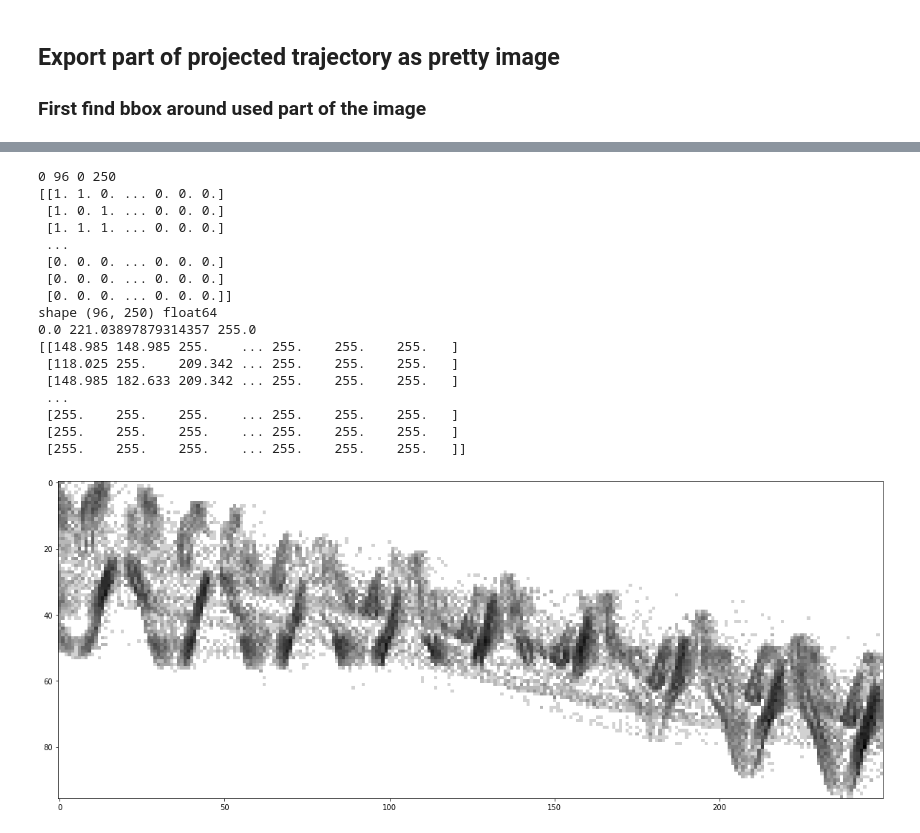
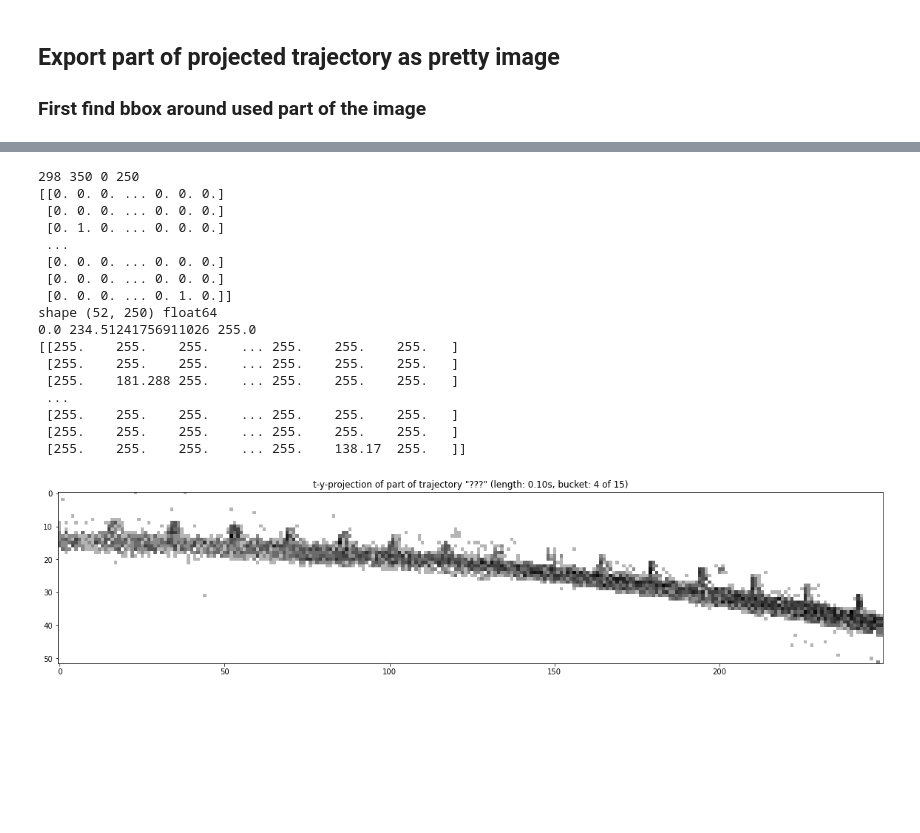
Before and after one commit to boeges/ma_point_cloud_processing, a Jupyter notebook: inspect_trajectories.ipynb, the cells around one changed output, grey strips where cells are left out. Saved outputs shown, nothing was run; the diff lists cells and outputs as text; code cells hidden in the pictures; blank space fills up the shorter version.

```diff
--- a/inspect_trajectories.ipynb
+++ b/inspect_trajectories.ipynb
@@ -54,8 +56,9 @@ pd.set_option('display.float_format', lambda x: '%.3f' % x)
 # Find all files from directory
 # trajectory_files = TRAJECTORIES_CSV_DIR.glob("*_trajectories*/*.csv")
 
-# trajectory_filepath = TRAJECTORIES_CSV_DIR / "hauptsächlichBienen1_trajectories_2024-05-19_12-29-00/9.csv"
-trajectory_filepath = TRAJECTORIES_CSV_DIR / "1_l-l-l_trajectories_2024-05-29_15-27-12/2.csv"
+trajectory_filepath = TRAJECTORIES_CSV_DIR / "hauptsächlichBienen1_trajectories_2024-06-02_13-08-11/hauptsächlichBienen1_id9_pts38695_start7674867.csv"
+# trajectory_filepath = TRAJECTORIES_CSV_DIR / "vieleSchmetterlinge2_trajectories_2024-05-30_11-31-51/42.csv"
+# trajectory_filepath = TRAJECTORIES_CSV_DIR / "1_l-l-l_trajectories_2024-05-29_15-27-12/2.csv"
 # %%
 df = pd.read_csv(trajectory_filepath, sep=',', header="infer")
 print(df.head())
@@ -125,32 +127,30 @@ plt.show()
 # %% [markdown]
 ## Project Trajectory to 2D plane: Only use (t,x) or (t,y)
 # %%
-def get_projected_heatmap(df, col1, col2, width):
+def get_projected_heatmap(df, col1, col2, bins_x, bins_y):
     df_proj = df.loc[:,[col1, col2]]
 
-    t_max = df_proj.at[len(df_proj[col1])-1, col1]
+    t_max = df_proj[col1].iloc[-1]
     # [[xmin, xmax], [ymin, ymax]]
-    ty_hist_range = [ [0, int(t_max)], [0, width] ]
+    ty_hist_range = [ [0, int(t_max)], [0, bins_y] ]
 
-    heatmap, xedges, yedges = np.histogram2d(df_proj[col1], df_proj[col2], bins=[number_of_buckets*T_BINS_PER_BUCKET, width], density=False, range=ty_hist_range)
+    heatmap, xedges, yedges = np.histogram2d(df_proj[col1], df_proj[col2], bins=[bins_x, bins_y], density=False, range=ty_hist_range)
     heatmap = heatmap.T
     extent = [xedges[0], xedges[-1], yedges[0], yedges[-1]]
-
     # heatmap = np.log2(heatmap+1)
-
     return df_proj, heatmap, extent
 # %%
-ty_df, ty_heatmap, ty_extent = get_projected_heatmap(df, "t", "y", HEIGHT)
+tx_df, tx_heatmap, tx_extent = get_projected_heatmap(df, "t", "x", number_of_buckets*BINS_PER_T_BUCKET, WIDTH)
+log_tx_heatmap = np.log2(tx_heatmap+1)
+plt.figure(figsize = (20, 10))
+# plt.xlim(left=0, right=number_of_buckets)
+plt.imshow(log_tx_heatmap, extent=tx_extent, origin='upper', cmap="Greys")
+plt.show()
+
+ty_df, ty_heatmap, ty_extent = get_projected_heatmap(df, "t", "y", number_of_buckets*BINS_PER_T_BUCKET, HEIGHT)
 log_ty_heatmap = np.log2(ty_heatmap+1)
 plt.figure(figsize = (20, 10))
 # plt.xlim(left=0, right=number_of_buckets)
 plt.imshow(log_ty_heatmap, extent=ty_extent, origin='upper', cmap="Greys")
 plt.show()
-
-tx_df, tx_heatmap, tx_extent = get_projected_heatmap(df, "t", "x", WIDTH)
-log_tx_heatmap = np.log2(tx_heatmap+1)
-plt.figure(figsize = (20, 10))
-# plt.xlim(left=0, right=number_of_buckets)
-plt.imshow(log_tx_heatmap, extent=tx_extent, origin='upper', cmap="Greys")
-plt.show()
 # %% [output]
@@ -208,7 +206,7 @@ def arg_bbox(img):
     xmin, xmax = np.nonzero(cols)[0][[0, -1]]
     return ymin, ymax+1, xmin, xmax+1
 
-def hist2d_to_rgb(arr):
+def hist2d_to_image(arr):
     max_val_ln = np.log(arr.max()+1)
     # log1p is ln(x+1)
     arr = np.log1p(arr) / max_val_ln # -> [0, 1]
@@ -231,7 +216,12 @@ print(arr)
 # %%
+bucket_index = 4
+t_start = BINS_PER_T_BUCKET*bucket_index
+t_length = BINS_PER_T_BUCKET
+t_length_real = (t_length / BINS_PER_T_BUCKET) * T_BUCKET_WIDTH
+t_length_str = f"{(t_length_real / TIMESTEPS_PER_SECOND):0>2.2f}s"
+t_end = t_start+t_length
 
-t_start = T_BINS_PER_BUCKET*1
-ty_heatmap_tcrop = ty_heatmap[:,t_start:t_start+T_BINS_PER_BUCKET*1]
+ty_heatmap_tcrop = ty_heatmap[:,t_start:t_end]
 
 # print(ty_heatmap.shape)
 # print(ty_heatmap)
@@ -251,49 +241,50 @@ print(nonzero_mask)
 # ty_heatmap_tycrop = np.log1p(ty_heatmap_tycrop)
 # ty_heatmap_tycrop = np.log10(np.minimum(ty_heatmap_tycrop + zero_mask, 10)) * nonzero_mask
 
-ty_heatmap_tycrop = hist2d_to_rgb(ty_heatmap_tycrop)
+ty_heatmap_tycrop = hist2d_to_image(ty_heatmap_tycrop)
 
 print("shape", ty_heatmap_tycrop.shape, ty_heatmap_tycrop.dtype)
 print(ty_heatmap_tycrop.min(), ty_heatmap_tycrop.mean(), ty_heatmap_tycrop.max())
 print(ty_heatmap_tycrop)
 
 # Show image
 plt.figure(figsize = (20, 10))
+plt.title(f't-y-projection of part of trajectory "???" (length: {t_length_str}, bucket: {bucket_index} of {number_of_buckets})')
 # plt.xlim(left=0, right=number_of_buckets)
 plt.imshow(ty_heatmap_tycrop, origin='upper', cmap="gray")
 plt.show()
 
 # Save image with OpenCV
 filename = "orig_res_" + datetime.now().strftime("%Y-%m-%d_%H-%M-%S") + ".png"
 filepath = "output/trajectory_images/" + filename
 cv2.imwrite(filepath, ty_heatmap_tycrop) # muss rgb sein?
 
 # Save with PLT
 filename = "plt_" + datetime.now().strftime("%Y-%m-%d_%H-%M-%S") + ".png"
 filepath = "output/trajectory_images/" + filename
 fig = plt.figure(frameon=False)
 ax = fig.add_subplot()
 ax.imshow(ty_heatmap_tycrop, aspect='equal', interpolation="none", cmap="gray")
 ax.axis('off')
 ax.margins(0)
 plt.savefig(filepath, format="png", bbox_inches="tight", pad_inches=0, dpi=SAVE_IMAGE_DPI)
 plt.close()
 # %% [output]
-0 96 0 250
-[[1. 1. 0. ... 0. 0. 0.]
- [1. 0. 1. ... 0. 0. 0.]
- [1. 1. 1. ... 0. 0. 0.]
+298 350 0 250
+[[0. 0. 0. ... 0. 0. 0.]
+ [0. 0. 0. ... 0. 0. 0.]
+ [0. 1. 0. ... 0. 0. 0.]
  ...
  [0. 0. 0. ... 0. 0. 0.]
  [0. 0. 0. ... 0. 0. 0.]
- [0. 0. 0. ... 0. 0. 0.]]
-shape (96, 250) float64
-0.0 221.03897879314357 255.0
-[[148.985 148.985 255.    ... 255.    255.    255.   ]
- [118.025 255.    209.342 ... 255.    255.    255.   ]
- [148.985 182.633 209.342 ... 255.    255.    255.   ]
+ [0. 0. 0. ... 0. 1. 0.]]
+shape (52, 250) float64
+0.0 234.51241756911026 255.0
+[[255.    255.    255.    ... 255.    255.    255.   ]
+ [255.    255.    255.    ... 255.    255.    255.   ]
+ [255.    181.288 255.    ... 255.    255.    255.   ]
  ...
  [255.    255.    255.    ... 255.    255.    255.   ]
  [255.    255.    255.    ... 255.    255.    255.   ]
- [255.    255.    255.    ... 255.    255.    255.   ]]
+ [255.    255.    255.    ... 255.    138.17  255.   ]]
-[figure, old version]
+[figure, new version]
```
Also changed, not shown: parts of 8 cells of this notebook, 7 other files.
